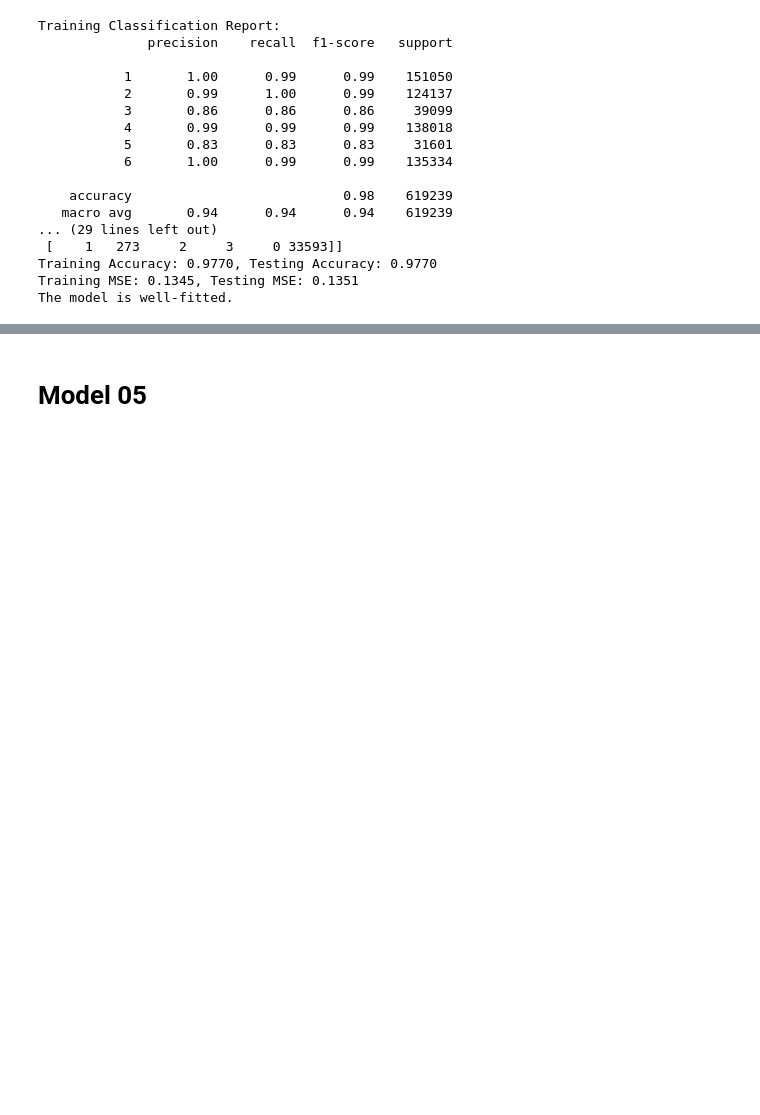
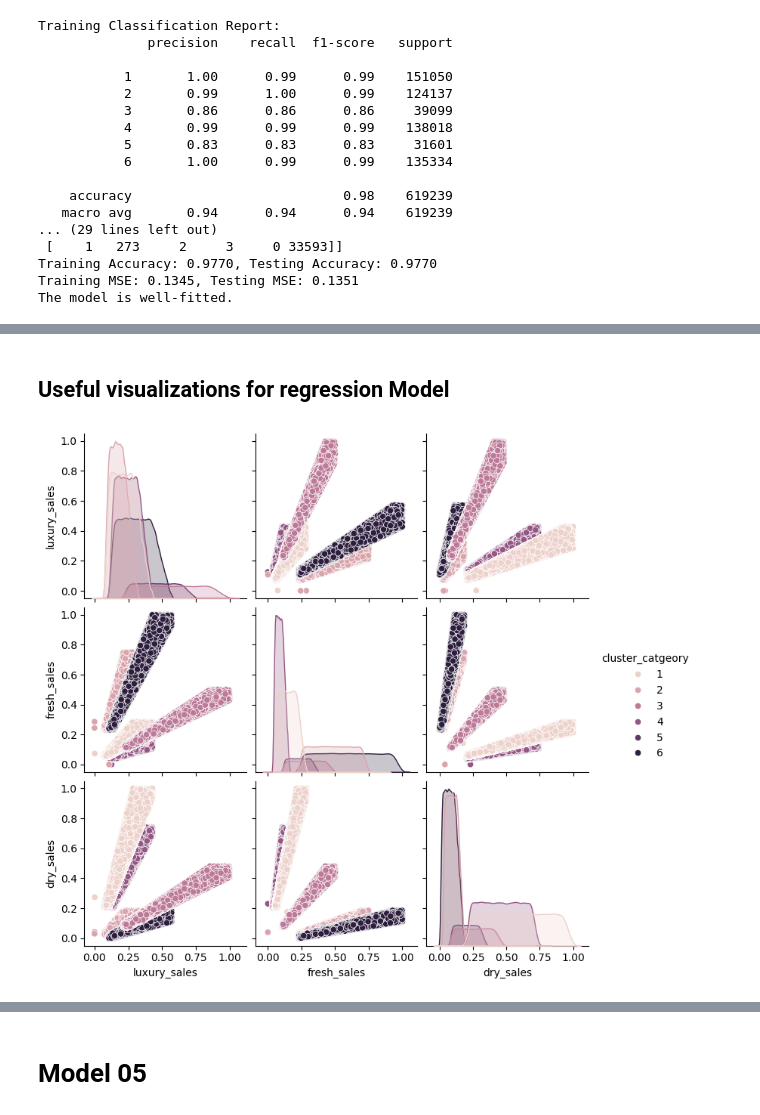
Before and after one commit to DSPL-Project-Group-B10/Models-, a Jupyter notebook: DSPL_Models.ipynb, the cells around one changed output, grey strips where cells are left out. Cells and saved outputs as stored; diff of their text form; code cells hidden in the pictures; blank space fills up the shorter version.

```diff
--- a/DSPL_Models.ipynb
+++ b/DSPL_Models.ipynb
@@ -285,0 +303,3 @@ The model is well-fitted.
+# %%
+# Load dataset
+df = pd.read_csv("/content/drive/MyDrive/Colab Data Files/Data Science Project Lifecycle/Project/processed_traincsv.csv")
@@ -285,0 +391,8 @@ The model is well-fitted.
+# %% [markdown]
+## Useful visualizations for regression Model
+# %%
+## visualizing feature distributions
+sns.pairplot(df[['luxury_sales', 'fresh_sales', 'dry_sales', 'cluster_catgeory']], hue='cluster_catgeory')
+plt.show()
+# %% [output]
+[figure, added]
```
Also changed, not shown: parts of 19 cells of this notebook.
